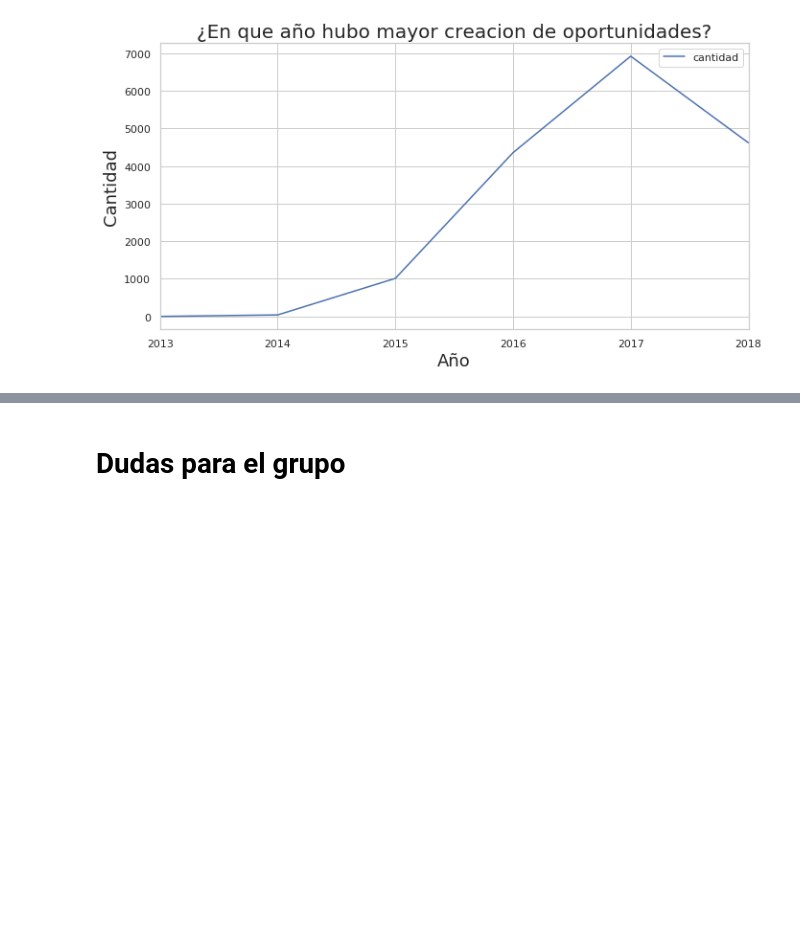
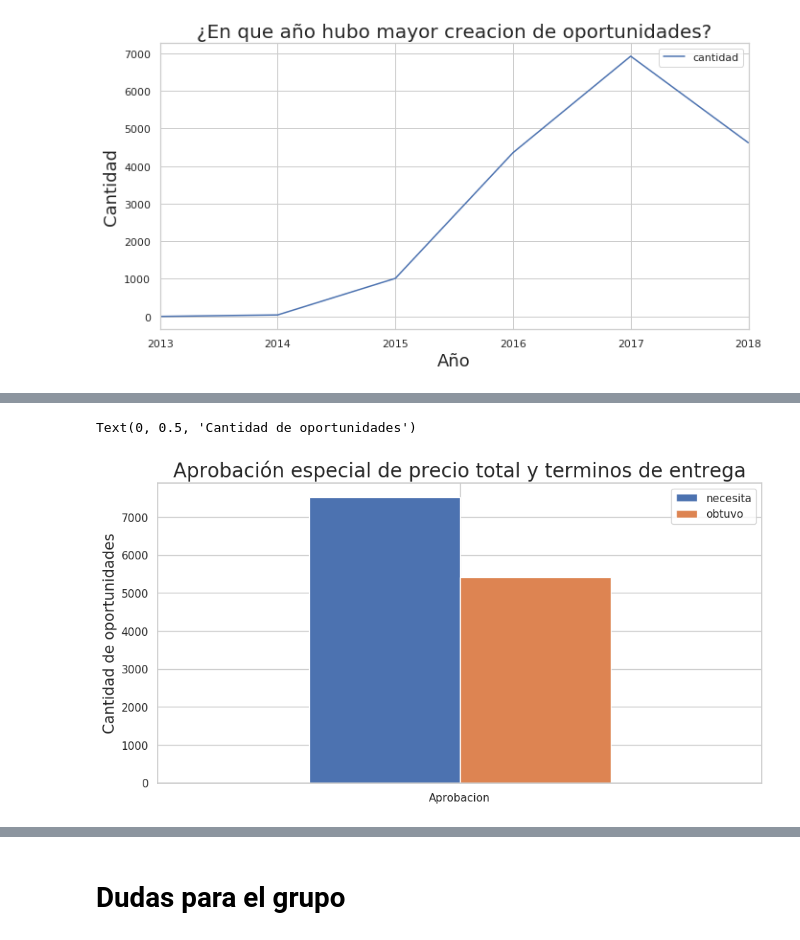
Before and after one commit to germanbc/Organizacion-de-Datos-2c2020-TP1, a Jupyter notebook: TP1 - German.ipynb, the cells around one changed output, grey strips where cells are left out. Drawn from its saved outputs; the diff is of its cells as text; code cells hidden in the pictures; blank space fills up the shorter version.

```diff
--- a/TP1 - German.ipynb
+++ b/TP1 - German.ipynb
@@ -293,0 +327,12 @@ g.set_ylabel("Cantidad", fontsize=18);
+# %%
+necesitaAprobacion = eciOp['Pricing, Delivery_Terms_Quote_Appr'].value_counts()[1]
+obtuvoAprobacion = eciOp['Pricing, Delivery_Terms_Approved'].value_counts()[1]
+# %%
+index = ['Aprobacion']
+df = pd.DataFrame({'necesita': necesitaAprobacion,'obtuvo': obtuvoAprobacion}, index=index)
+ax = df.plot.bar(rot=0,figsize=(11,5.5))
+ax.set_title("Aprobación especial de precio total y terminos de entrega", fontsize=20)
+ax.set_ylabel("Cantidad de oportunidades" , fontsize=15)
+# %% [output]
+Text(0, 0.5, 'Cantidad de oportunidades')
+[figure, added]
```
Also changed, not shown: parts of 7 cells of this notebook.
